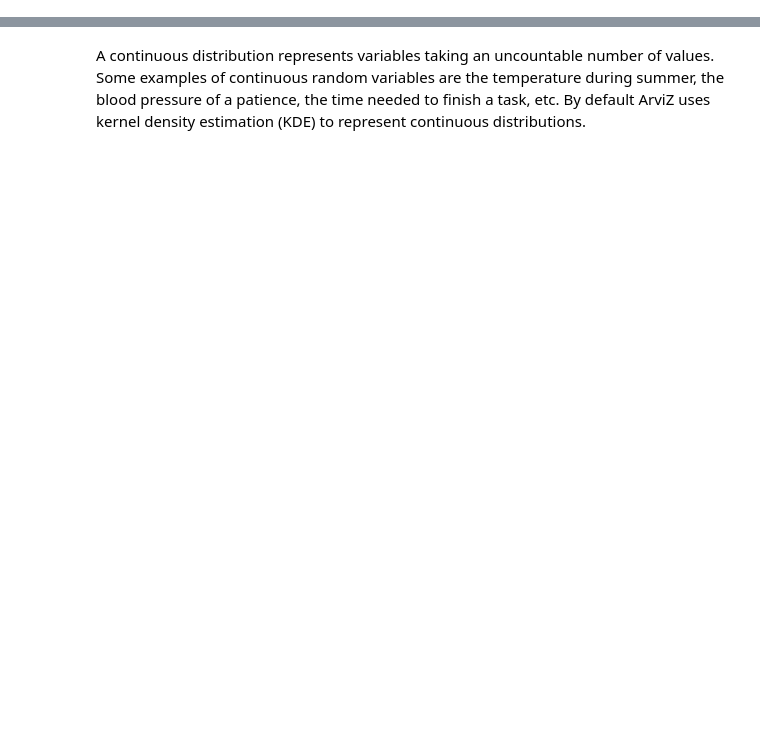
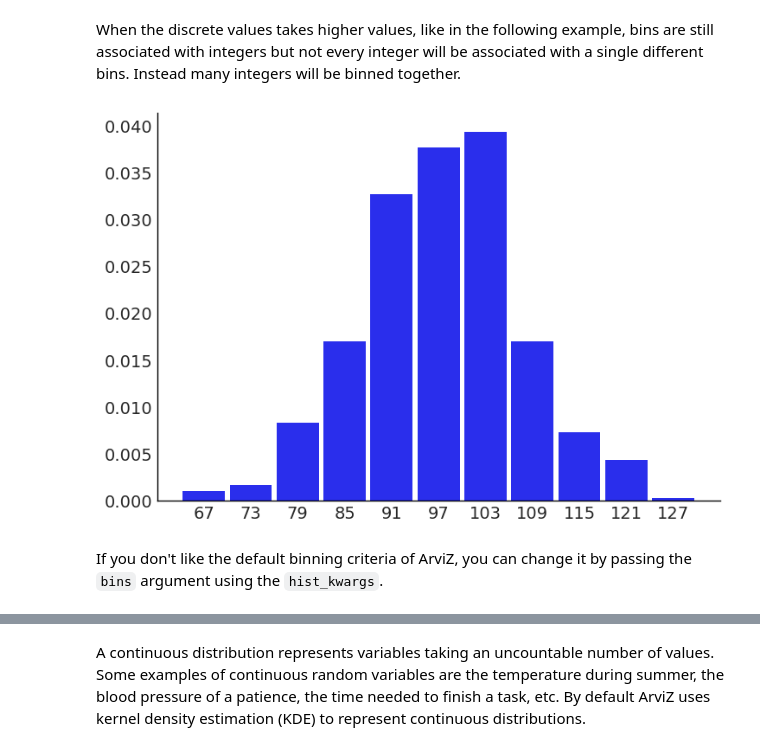
Before and after one commit to arviz-devs/Exploratory-Analysis-of-Bayesian-Models, a Jupyter notebook: content/Section_01/Visualization.ipynb, the cells around one changed output, grey strips where cells are left out. Saved outputs shown, nothing was run; the diff lists cells and outputs as text; code cells hidden in the pictures; blank space fills up the shorter version.

```diff
--- a/content/Section_01/Visualization.ipynb
+++ b/content/Section_01/Visualization.ipynb
@@ -61,0 +48,9 @@ az.plot_dist(d_values);
+# %% [markdown]
+When the discrete values takes higher values, like in the following example, bins are still associated with integers but not every integer will be associated with a single different bins. Instead many integers will be binned together.
+# %%
+d_values = stats.poisson(100).rvs(500)
+az.plot_dist(d_values);
+# %% [output]
+[figure, added]
+# %% [markdown]
+If you don't like the default binning criteria of ArviZ, you can change it by passing the `bins` argument using the `hist_kwargs`.
```
Also changed, not shown: parts of 14 cells of this notebook, 4 other files.
